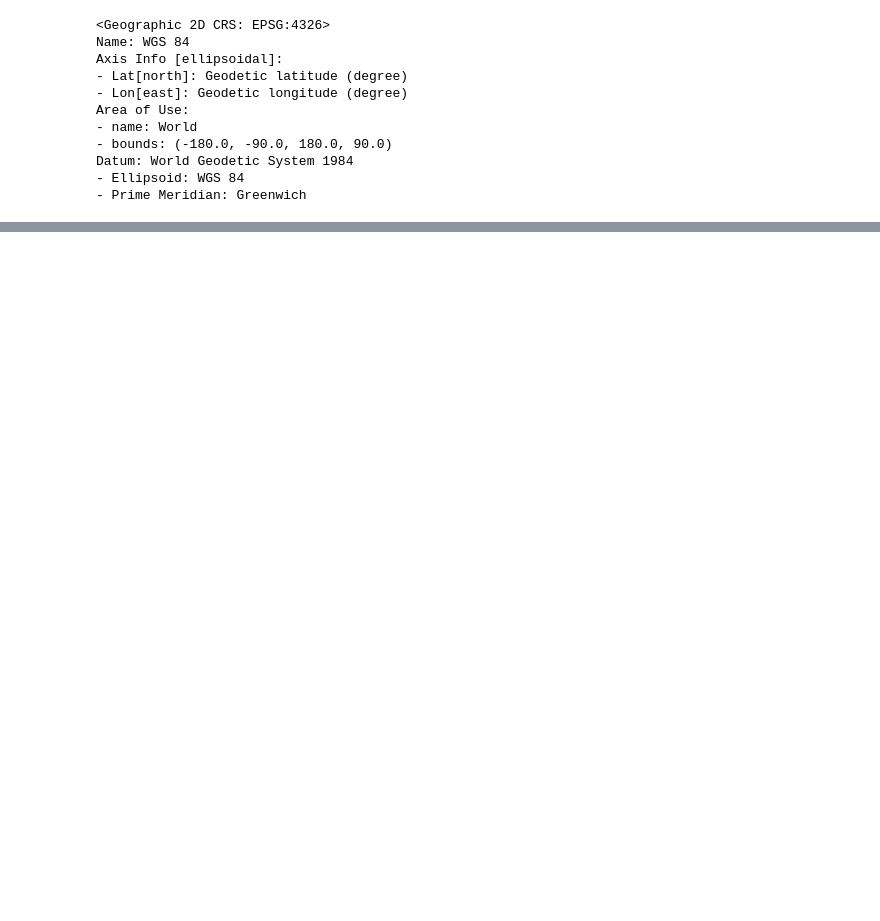
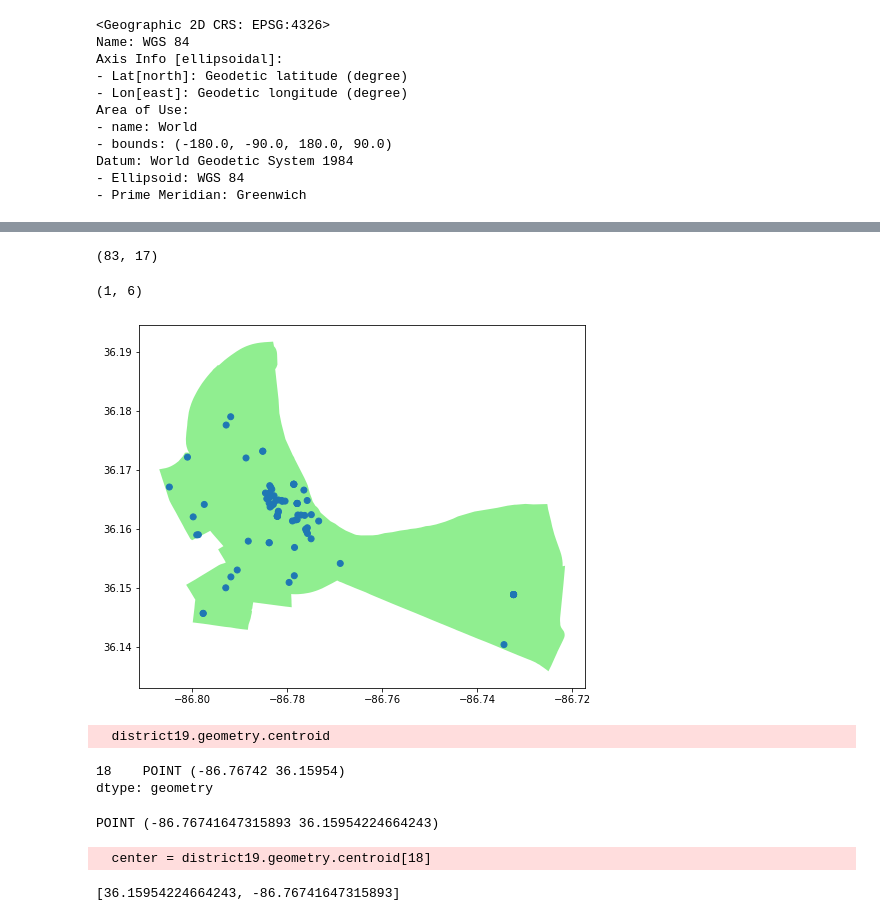
Before and after one commit to RyanButler47/geospatial_python_workshop-RyanButler47, a Jupyter notebook: notebooks/mini_geospatial_project.ipynb, the cells around one changed output, grey strips where cells are left out. Drawn from its saved outputs; the diff is of its cells as text; code cells hidden in the pictures; blank space fills up the shorter version.

```diff
--- a/notebooks/mini_geospatial_project.ipynb
+++ b/notebooks/mini_geospatial_project.ipynb
@@ -130,0 +127,4 @@ Datum: World Geodetic System 1984
+# %%
+art_geo = gpd.GeoDataFrame(art_spots,
+                           crs = district_maps.crs,
+                           geometry = art_spots['geometry'])
@@ -130,0 +143,2 @@ Datum: World Geodetic System 1984
+# %%
+art_by_district = gpd.sjoin(art_geo, district_maps, op = 'within')
@@ -130,0 +176,10 @@ Datum: World Geodetic System 1984
+# %%
+art_by_dist19 = art_by_district.loc[art_by_district['council_district'] == '19']
+art_by_dist19.shape
+# %% [output]
+(83, 17)
+# %%
+district19 = district_maps.loc[district_maps['council_district'] == '19']
+district19.shape
+# %% [output]
+(1, 6)
@@ -130,0 +188,24 @@ Datum: World Geodetic System 1984
+# %%
+#fig, ax = plt.subplots()
+ax = district19.plot(figsize = (8, 10), color = 'lightgreen')
+art_by_dist19.plot( ax = ax, column = 'council_district');
+plt.show();
+# %% [output]
+[figure, added]
+# %%
+district19.geometry.centroid
+# %% [output]
+  district19.geometry.centroid
+18    POINT (-86.76742 36.15954)
+dtype: geometry
+# %%
+center = district19.geometry.centroid[18]
+print(center)
+# %% [output]
+POINT (-86.76741647315893 36.15954224664243)
+  center = district19.geometry.centroid[18]
+# %%
+area_center = [center.y, center.x]
+print(area_center)
+# %% [output]
+[36.15954224664243, -86.76741647315893]
```
Also changed, not shown: parts of 14 cells of this notebook, 5 other files.
